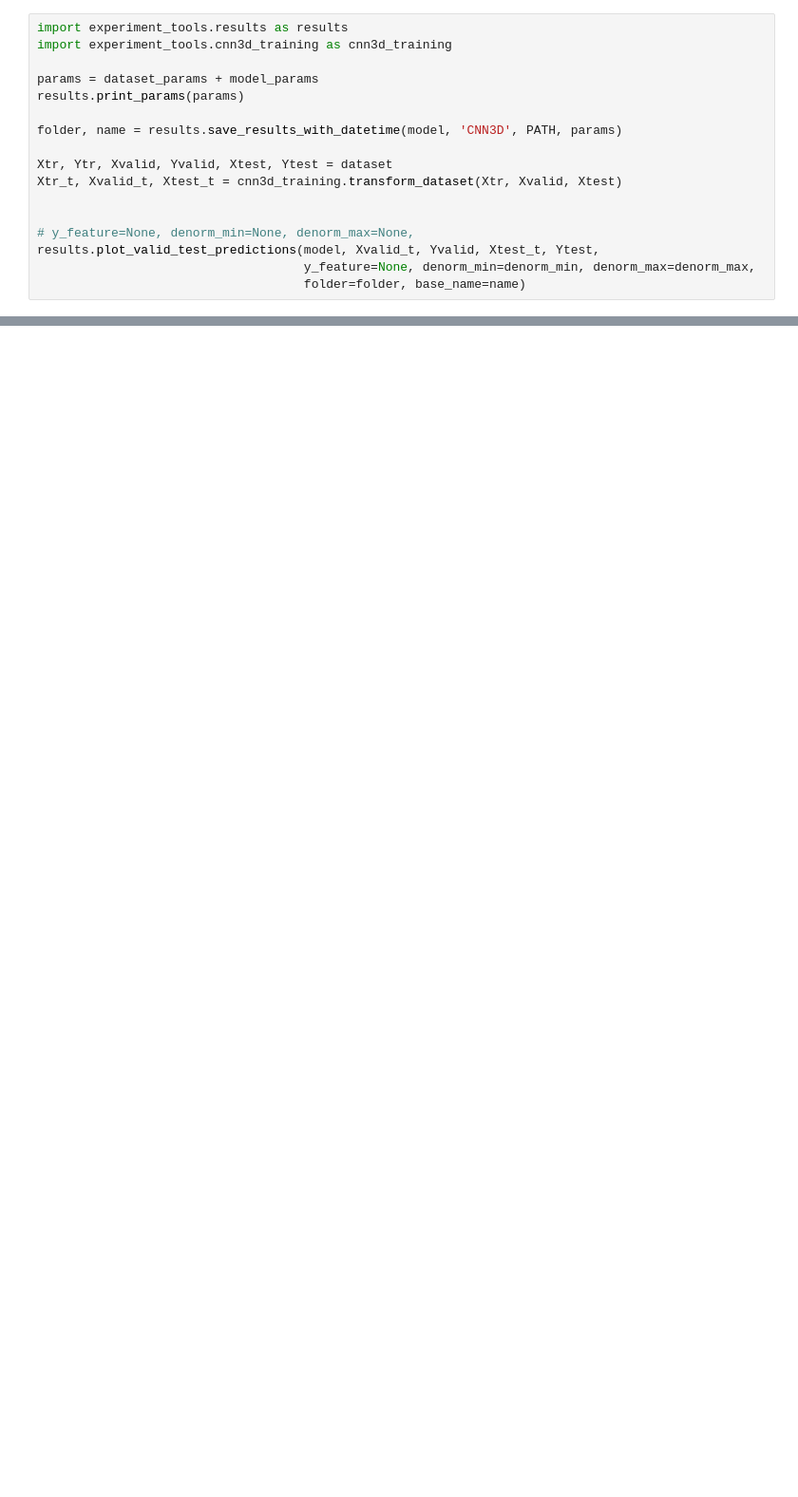
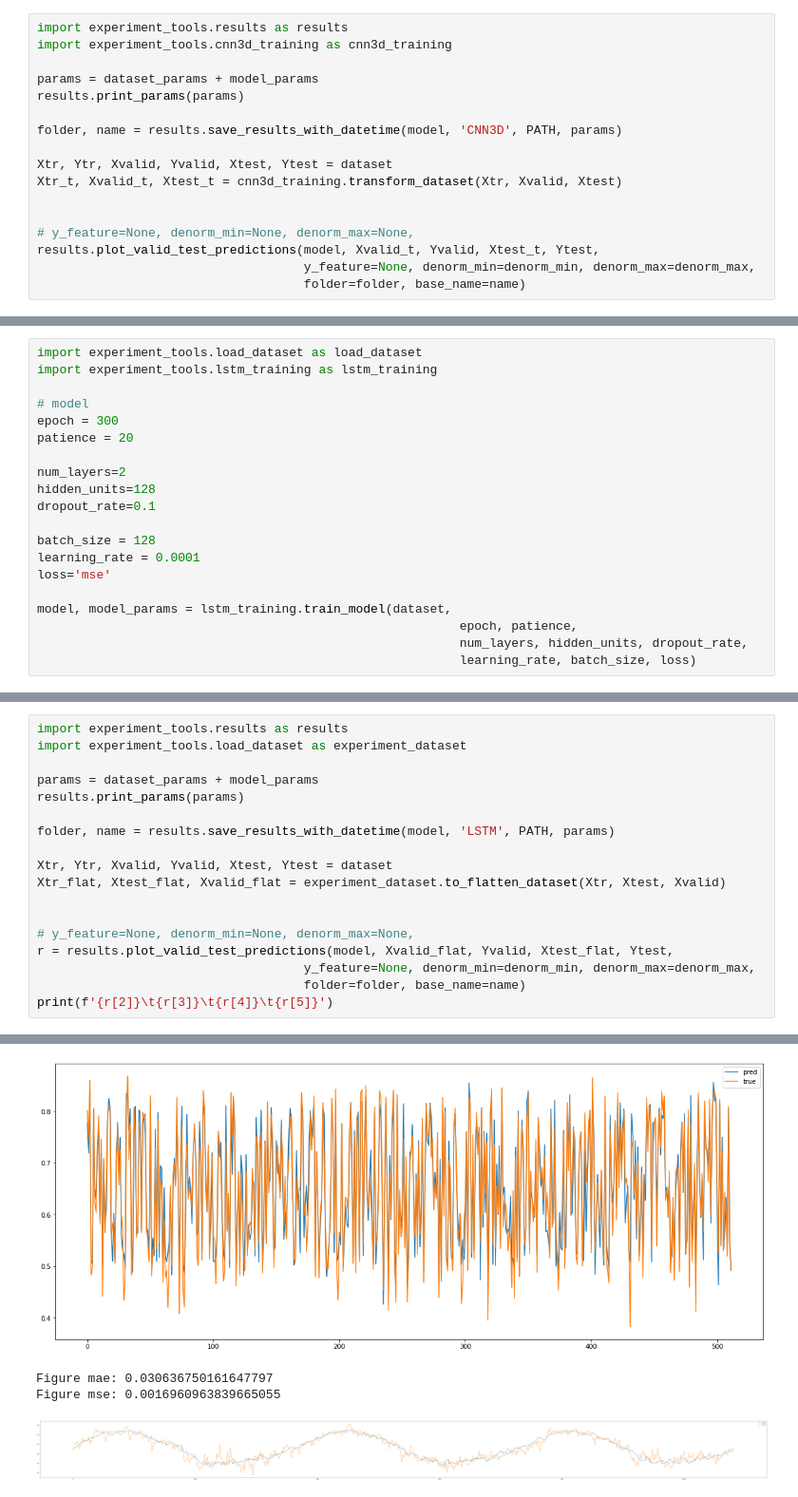
Before and after one commit to onurbil/TENT, a Jupyter notebook: notebooks/TT_All_models_experiments.ipynb, the cells around one changed output, grey strips where cells are left out. Shown at 95% size. Drawn from its saved outputs; the diff is of its cells as text; blank space fills up the shorter version.

Commit message:
Added LSTM training to experiments notebook.

```diff
--- a/notebooks/TT_All_models_experiments.ipynb
+++ b/notebooks/TT_All_models_experiments.ipynb
@@ -279,0 +323,20 @@ results.plot_valid_test_predictions(model, Xvalid_t, Yvalid, Xtest_t, Ytest,
+# %%
+import experiment_tools.load_dataset as load_dataset
+import experiment_tools.lstm_training as lstm_training
+
+# model
+epoch = 300
+patience = 20
+
+num_layers=2
+hidden_units=128
+dropout_rate=0.1
+
+batch_size = 128
+learning_rate = 0.0001
+loss='mse'
+
+model, model_params = lstm_training.train_model(dataset,
+                                                         epoch, patience,
+                                                         num_layers, hidden_units, dropout_rate,
+                                                         learning_rate, batch_size, loss)
@@ -279,0 +361,19 @@ results.plot_valid_test_predictions(model, Xvalid_t, Yvalid, Xtest_t, Ytest,
+# %%
+import experiment_tools.results as results
+import experiment_tools.load_dataset as experiment_dataset
+
+params = dataset_params + model_params
+results.print_params(params)
+
+folder, name = results.save_results_with_datetime(model, 'LSTM', PATH, params)
+
+Xtr, Ytr, Xvalid, Yvalid, Xtest, Ytest = dataset
+Xtr_flat, Xtest_flat, Xvalid_flat = experiment_dataset.to_flatten_dataset(Xtr, Xtest, Xvalid)
+
+
+# y_feature=None, denorm_min=None, denorm_max=None,
+r = results.plot_valid_test_predictions(model, Xvalid_flat, Yvalid, Xtest_flat, Ytest,
+                                    y_feature=None, denorm_min=denorm_min, denorm_max=denorm_max,
+                                    folder=folder, base_name=name)
+print(f'{r[2]}\t{r[3]}\t{r[4]}\t{r[5]}')
+# %% [output]
@@ -279,0 +397,4 @@ results.plot_valid_test_predictions(model, Xvalid_t, Yvalid, Xtest_t, Ytest,
+[figure, added]
+Figure mae: 0.030636750161647797
+Figure mse: 0.0016960963839665055
+[figure, added]
```
Also changed, not shown: parts of 13 cells of this notebook.
